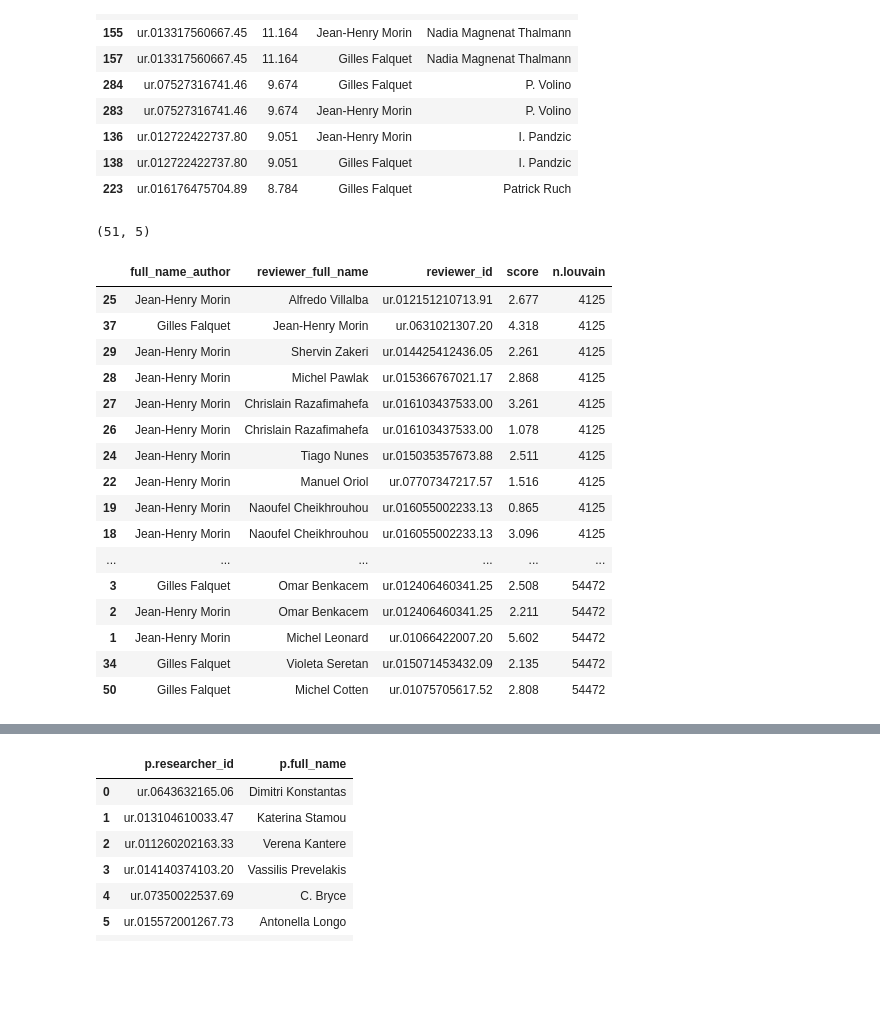
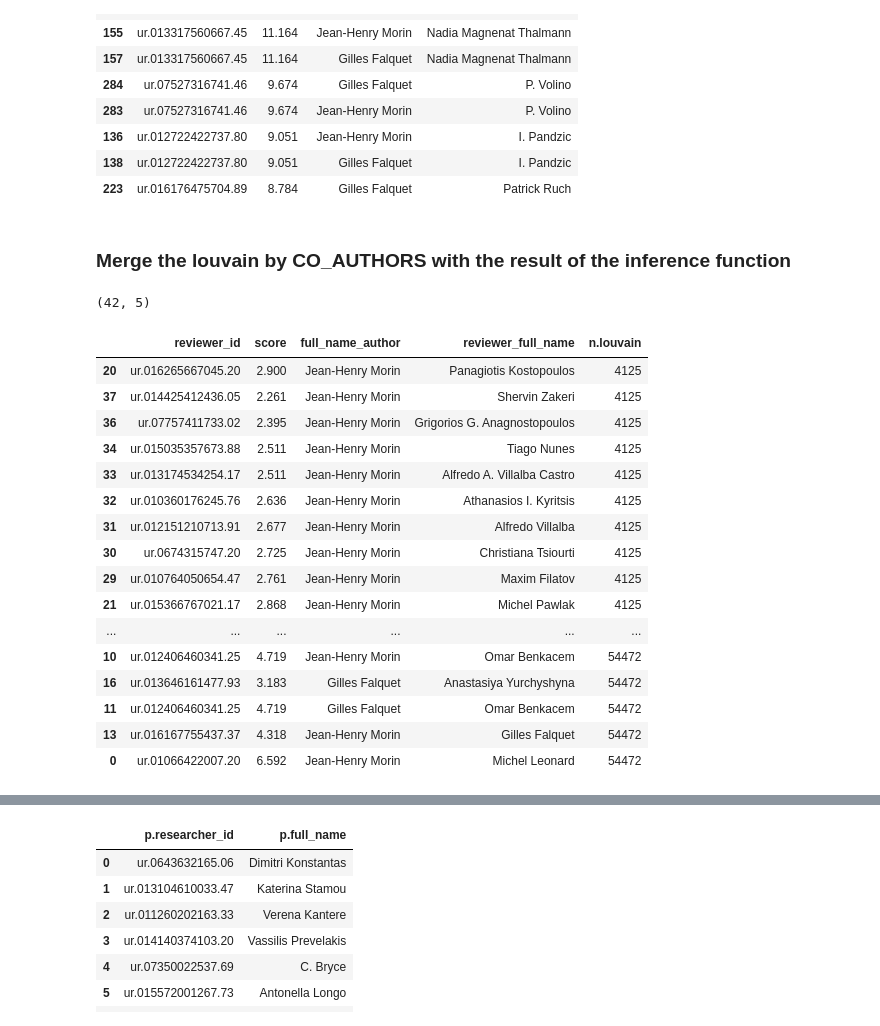
Before and after one commit to syberia101/seminaire_2022, a Jupyter notebook: query_neo4j_ml.ipynb, the cells around one changed output, grey strips where cells are left out. Drawn from its saved outputs; the diff is of its cells as text; code cells hidden in the pictures; blank space fills up the shorter version.

Commit message:
change the result

```diff
--- a/query_neo4j_ml.ipynb
+++ b/query_neo4j_ml.ipynb
@@ -597,9 +600,9 @@ louvain_2_scientists
 | 1 | Gilles Falquet | 54472 |
 # %%
 #return the researcher that are in the same community than both scientists
-louvain_other = gds.run_cypher(f"MATCH (n:Researcher)-[w:WORKS_IN]-(f:Field) WHERE n.louvain IN {louvain_2_scientists.louvain.tolist()} \
+louvain_for_the_authors = gds.run_cypher(f"MATCH (n:Researcher)-[w:WORKS_IN]-(f:Field) WHERE n.louvain IN {louvain_2_scientists.louvain.tolist()} \
 RETURN DISTINCT n.full_name as full_name, n.researcher_id as researcher_id, n.louvain")
-louvain_other.head(20)
+louvain_for_the_authors.head(20)
 # %% [output]
 |  | full_name | researcher_id | n.louvain |
 | 0 | Paul R. Hunter | ur.01255356036.46 | 54472 |
@@ -699,26 +704,28 @@ result_merged.head(10)
 | 136 | ur.012722422737.80 | 9.051 | Jean-Henry Morin | I. Pandzic |
 | 138 | ur.012722422737.80 | 9.051 | Gilles Falquet | I. Pandzic |
 | 223 | ur.016176475704.89 | 8.784 | Gilles Falquet | Patrick Ruch |
+# %% [markdown]
+### Merge the louvain by CO_AUTHORS with the result of the inference function
 # %%
-result_merged_louvain_inference = result_inference.merge(louvain_other, left_on="reviewer_id",right_on="researcher_id").drop(columns=["researcher_id","full_name"]).sort_values(by="n.louvain")
+result_merged_louvain_inference = result_inference.merge(louvain_for_the_authors, left_on="reviewer_id",right_on="researcher_id").drop(columns=["researcher_id","full_name"]).sort_values(by="n.louvain")
 print(result_merged_louvain_inference.shape)
 result_merged_louvain_inference
 # %% [output]
-(51, 5)
+(42, 5)
-|  | full_name_author | reviewer_full_name | reviewer_id | score | n.louvain |
-| 25 | Jean-Henry Morin | Alfredo Villalba | ur.012151210713.91 | 2.677 | 4125 |
-| 37 | Gilles Falquet | Jean-Henry Morin | ur.0631021307.20 | 4.318 | 4125 |
-| 29 | Jean-Henry Morin | Shervin Zakeri | ur.014425412436.05 | 2.261 | 4125 |
-| 28 | Jean-Henry Morin | Michel Pawlak | ur.015366767021.17 | 2.868 | 4125 |
-| 27 | Jean-Henry Morin | Chrislain Razafimahefa | ur.016103437533.00 | 3.261 | 4125 |
-| 26 | Jean-Henry Morin | Chrislain Razafimahefa | ur.016103437533.00 | 1.078 | 4125 |
-| 24 | Jean-Henry Morin | Tiago Nunes | ur.015035357673.88 | 2.511 | 4125 |
-| 22 | Jean-Henry Morin | Manuel Oriol | ur.07707347217.57 | 1.516 | 4125 |
-| 19 | Jean-Henry Morin | Naoufel Cheikhrouhou | ur.016055002233.13 | 0.865 | 4125 |
-| 18 | Jean-Henry Morin | Naoufel Cheikhrouhou | ur.016055002233.13 | 3.096 | 4125 |
+|  | reviewer_id | score | full_name_author | reviewer_full_name | n.louvain |
+| 20 | ur.016265667045.20 | 2.900 | Jean-Henry Morin | Panagiotis Kostopoulos | 4125 |
+| 37 | ur.014425412436.05 | 2.261 | Jean-Henry Morin | Shervin Zakeri | 4125 |
+| 36 | ur.07757411733.02 | 2.395 | Jean-Henry Morin | Grigorios G. Anagnostopoulos | 4125 |
+| 34 | ur.015035357673.88 | 2.511 | Jean-Henry Morin | Tiago Nunes | 4125 |
+| 33 | ur.013174534254.17 | 2.511 | Jean-Henry Morin | Alfredo A. Villalba Castro | 4125 |
+| 32 | ur.010360176245.76 | 2.636 | Jean-Henry Morin | Athanasios I. Kyritsis | 4125 |
+| 31 | ur.012151210713.91 | 2.677 | Jean-Henry Morin | Alfredo Villalba | 4125 |
+| 30 | ur.0674315747.20 | 2.725 | Jean-Henry Morin | Christiana Tsiourti | 4125 |
+| 29 | ur.010764050654.47 | 2.761 | Jean-Henry Morin | Maxim Filatov | 4125 |
+| 21 | ur.015366767021.17 | 2.868 | Jean-Henry Morin | Michel Pawlak | 4125 |
 | ... | ... | ... | ... | ... | ... |
-| 3 | Gilles Falquet | Omar Benkacem | ur.012406460341.25 | 2.508 | 54472 |
-| 2 | Jean-Henry Morin | Omar Benkacem | ur.012406460341.25 | 2.211 | 54472 |
-| 1 | Jean-Henry Morin | Michel Leonard | ur.01066422007.20 | 5.602 | 54472 |
-| 34 | Gilles Falquet | Violeta Seretan | ur.015071453432.09 | 2.135 | 54472 |
-| 50 | Gilles Falquet | Michel Cotten | ur.01075705617.52 | 2.808 | 54472 |
+| 10 | ur.012406460341.25 | 4.719 | Jean-Henry Morin | Omar Benkacem | 54472 |
+| 16 | ur.013646161477.93 | 3.183 | Gilles Falquet | Anastasiya Yurchyshyna | 54472 |
+| 11 | ur.012406460341.25 | 4.719 | Gilles Falquet | Omar Benkacem | 54472 |
+| 13 | ur.016167755437.37 | 4.318 | Jean-Henry Morin | Gilles Falquet | 54472 |
+| 0 | ur.01066422007.20 | 6.592 | Jean-Henry Morin | Michel Leonard | 54472 |
```
Also changed, not shown: parts of 15 cells of this notebook.
